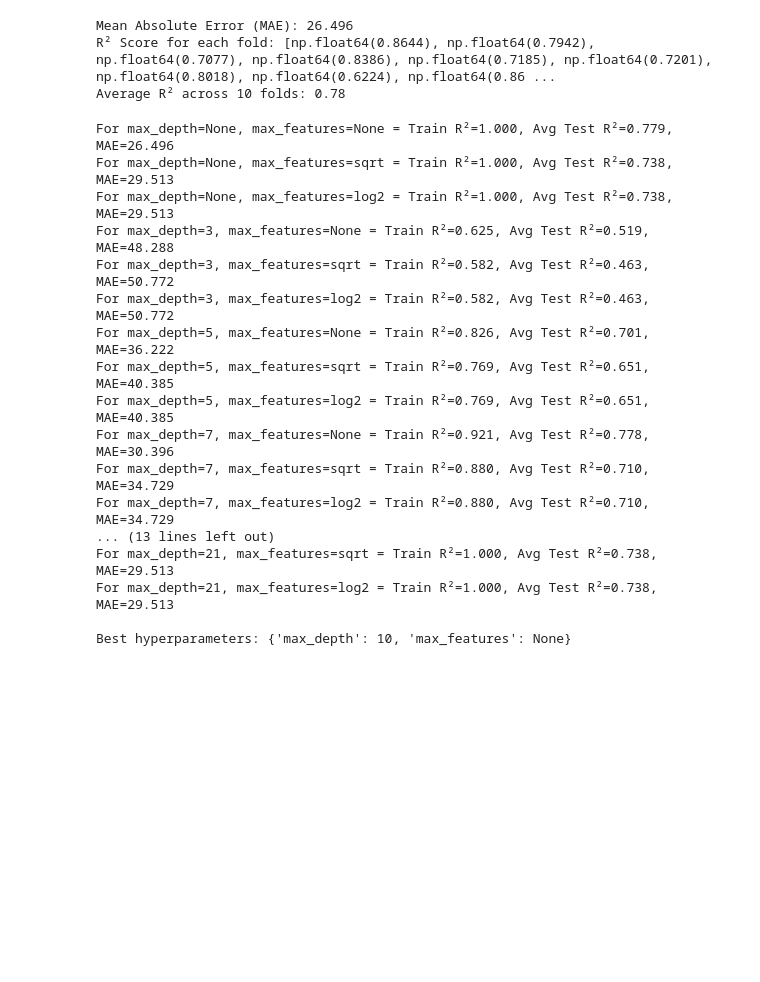
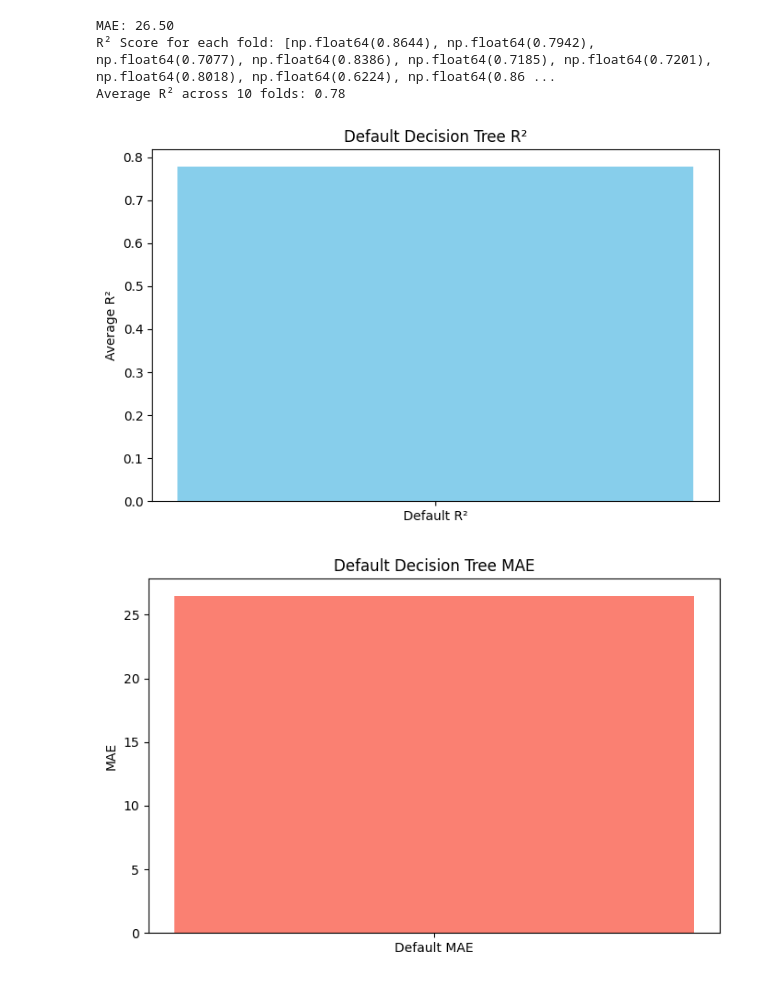
Before and after one commit to danielvaughann/ct4101_regression, a Jupyter notebook: decision_tree.ipynb, the cells around one changed output. Drawn from its saved outputs; the diff is of its cells as text; code cells hidden in the pictures; blank space fills up the shorter version.

```diff
--- a/decision_tree.ipynb
+++ b/decision_tree.ipynb
@@ -23,73 +25,40 @@ X = df_train[["normalising_temperature",
               "percent_manganese"]]
 # %%
 default_model = DecisionTreeRegressor(random_state=42)
+
+#splitting data into 10 folds
 k = 10
 kf = KFold(n_splits=k, shuffle=True, random_state=42)
 
+#predict value for each fold
 y_pred = cross_val_predict(default_model, X, Y, cv=kf)
 
+#measure average prediction error
 mae = mean_absolute_error(Y, y_pred)
 
+#measure how much variance can be explained
 r2_scores = cross_val_score(default_model, X, Y, cv=kf, scoring='r2')
 average_r2 = np.mean(r2_scores)
 
-print(f"MAE: {mae:.3f}")
+print(f"MAE: {mae:.2f}")
 print(f"R² Score for each fold: {[round(score, 4) for score in r2_scores]}")
 print(f"Average R² across {k} folds: {average_r2:.2f}")
+
+
+plt.figure(figsize=(8,5))
+plt.bar(["Default R²"], [average_r2], color=['skyblue'])
+plt.ylabel("Average R²")
+plt.title("Default Decision Tree R²")
+plt.show()
+
+plt.figure(figsize=(8,5))
+plt.bar(["Default MAE"], [mae], color=['salmon'])
+plt.ylabel("MAE")
+plt.title("Default Decision Tree MAE")
+plt.show()
 # %% [output]
-Mean Absolute Error (MAE): 26.496
+MAE: 26.50
 R² Score for each fold: [np.float64(0.8644), np.float64(0.7942), np.float64(0.7077), np.float64(0.8386), np.float64(0.7185), np.float64(0.7201), np.float64(0.8018), np.float64(0.6224), np.float64(0.86 ...
 Average R² across 10 folds: 0.78
+[figure, added]
+[figure, added]
-# %%
-max_depth_values = [None, 3, 5, 7, 10,12,15,17,21]
-max_features_values = [None, 'sqrt', 'log2']
-
-param_grid = {
-    'max_depth': max_depth_values,
-    'max_features': max_features_values
-}
-
-kf = KFold(n_splits=10, shuffle=True, random_state=42)
-
-grid_search = GridSearchCV(
-    estimator=DecisionTreeRegressor(random_state=42),
-    param_grid=param_grid,
-    cv=kf,
-    scoring='r2',
-    return_train_score=True
-)
-
-grid_search.fit(X, Y)
-
-cv_results = grid_search.cv_results_
-for i in range(len(cv_results['params'])):
-    max_depth = cv_results['params'][i]['max_depth']
-    max_features = cv_results['params'][i]['max_features']
-    mean_train = cv_results['mean_train_score'][i]
-    mean_test = cv_results['mean_test_score'][i]
-
-    model = DecisionTreeRegressor(max_depth=max_depth, max_features=max_features, random_state=42)
-    y_pred = cross_val_predict(model, X, Y, cv=kf)
-    mae = mean_absolute_error(Y, y_pred)
-
-    print(f"For max_depth={max_depth}, max_features={max_features} = Train R²={mean_train:.3f}, Avg Test R²={mean_test:.3f}, MAE={mae:.3f}")
-
-print("\nBest hyperparameters:", grid_search.best_params_)
-# %% [output]
-For max_depth=None, max_features=None = Train R²=1.000, Avg Test R²=0.779, MAE=26.496
-For max_depth=None, max_features=sqrt = Train R²=1.000, Avg Test R²=0.738, MAE=29.513
-For max_depth=None, max_features=log2 = Train R²=1.000, Avg Test R²=0.738, MAE=29.513
-For max_depth=3, max_features=None = Train R²=0.625, Avg Test R²=0.519, MAE=48.288
-For max_depth=3, max_features=sqrt = Train R²=0.582, Avg Test R²=0.463, MAE=50.772
-For max_depth=3, max_features=log2 = Train R²=0.582, Avg Test R²=0.463, MAE=50.772
-For max_depth=5, max_features=None = Train R²=0.826, Avg Test R²=0.701, MAE=36.222
-For max_depth=5, max_features=sqrt = Train R²=0.769, Avg Test R²=0.651, MAE=40.385
-For max_depth=5, max_features=log2 = Train R²=0.769, Avg Test R²=0.651, MAE=40.385
-For max_depth=7, max_features=None = Train R²=0.921, Avg Test R²=0.778, MAE=30.396
-For max_depth=7, max_features=sqrt = Train R²=0.880, Avg Test R²=0.710, MAE=34.729
-For max_depth=7, max_features=log2 = Train R²=0.880, Avg Test R²=0.710, MAE=34.729
-... (13 lines left out)
-For max_depth=21, max_features=sqrt = Train R²=1.000, Avg Test R²=0.738, MAE=29.513
-For max_depth=21, max_features=log2 = Train R²=1.000, Avg Test R²=0.738, MAE=29.513
-
-Best hyperparameters: {'max_depth': 10, 'max_features': None}
```
Also changed, not shown: parts of 2 cells of this notebook, 1 other file.
